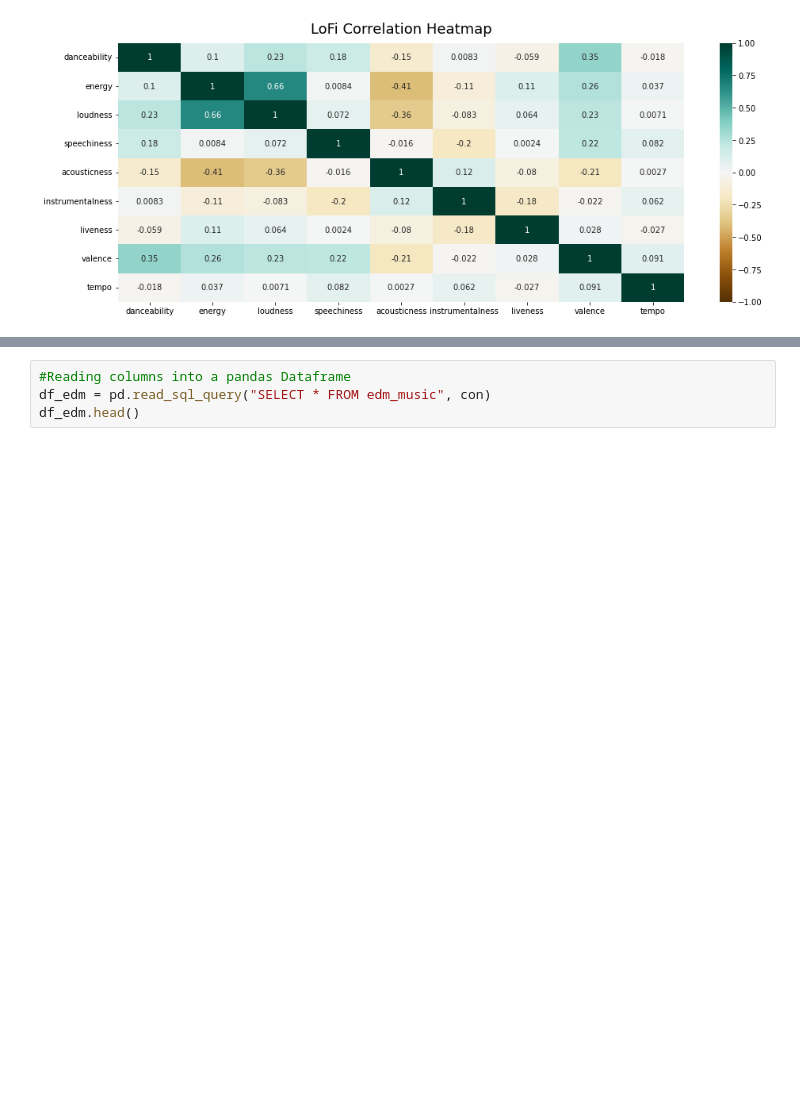
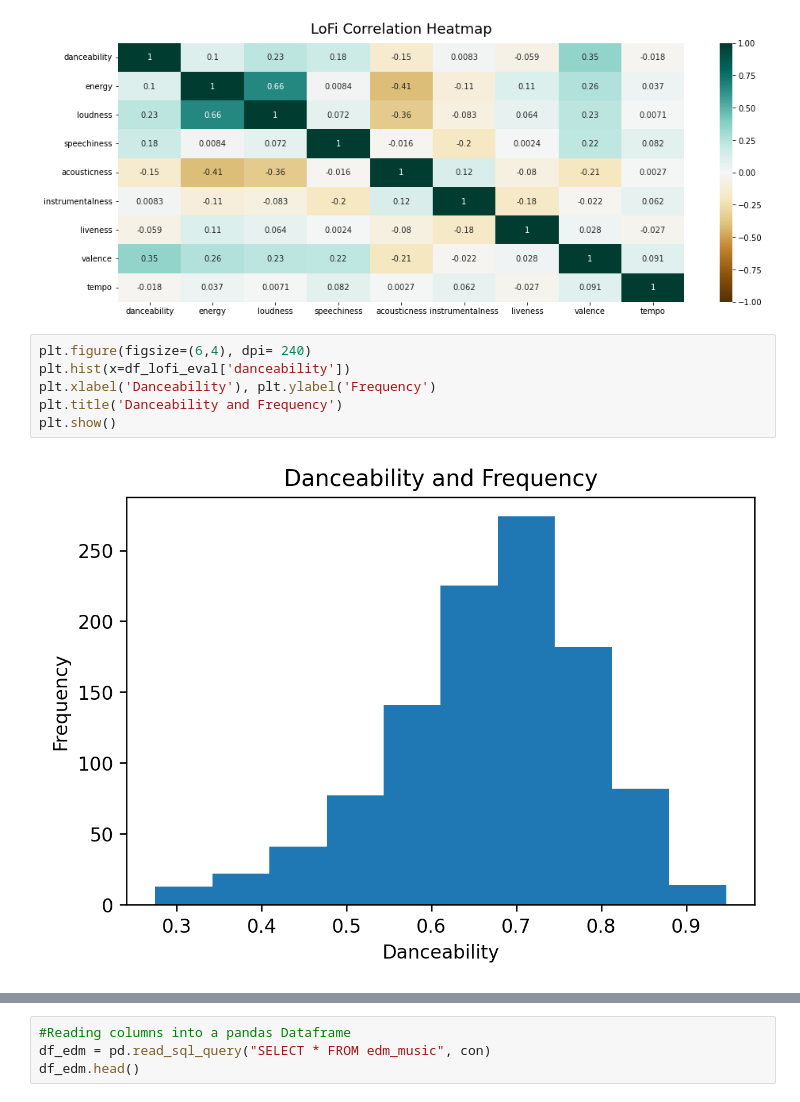
Before and after one commit to kchiev215/Spotify_EDM_Lofi_Analysis, a Jupyter notebook: Data_Analysis.ipynb, the cells around one changed output, grey strips where cells are left out. Cells and saved outputs as stored; diff of their text form; blank space fills up the shorter version.

```diff
--- a/Data_Analysis.ipynb
+++ b/Data_Analysis.ipynb
@@ -140,3 +174,11 @@ A value is trying to be set on a copy of a slice from a DataFrame
 See the caveats in the documentation: https://pandas.pydata.org/pandas-docs/stable/user_guide/indexing.html#returning-a-view-versus-a-copy
   df_lofi_eval.drop(columns=['mode','duration_ms','key'], inplace=True)
 [figure]
+# %%
+plt.figure(figsize=(6,4), dpi= 240)
+plt.hist(x=df_lofi_eval['danceability'])
+plt.xlabel('Danceability'), plt.ylabel('Frequency')
+plt.title('Danceability and Frequency')
+plt.show()
+# %% [output]
+[figure, added]
```
Also changed, not shown: parts of 33 cells of this notebook.
